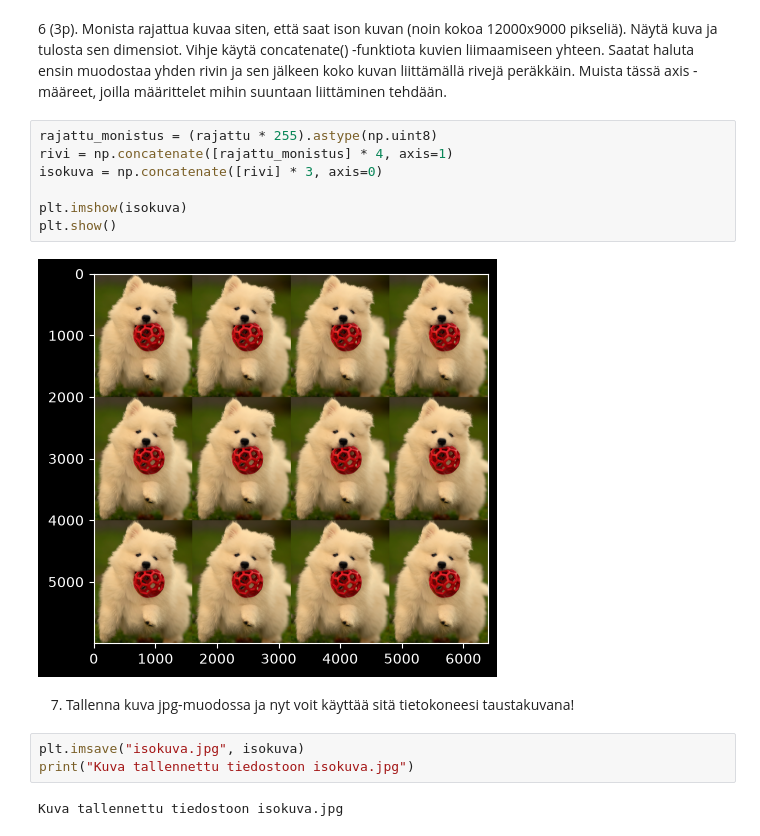
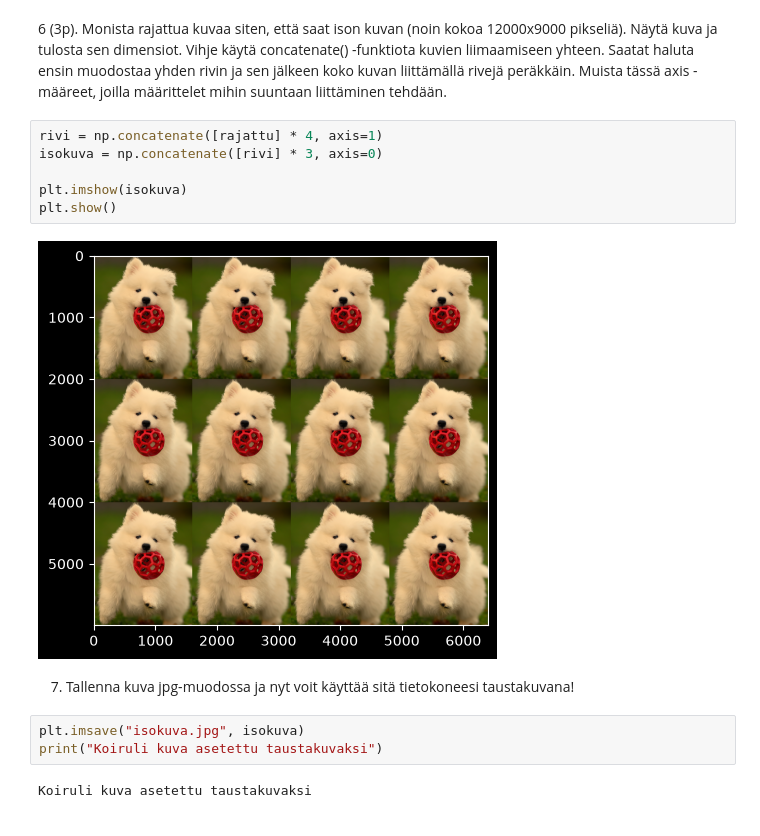
Before and after one commit to jallu123/Python_ohjelmoinnin_jatkokurssi, a Jupyter notebook: Tehtävät/tehtävä07.ipynb, the cells around one changed output. Drawn from its saved outputs; the diff is of its cells as text.

```diff
--- a/Tehtävät/tehtävä07.ipynb
+++ b/Tehtävät/tehtävä07.ipynb
@@ -83,19 +83,18 @@ plt.show()
 [figure]
 # %% [markdown]
 6 (3p). Monista rajattua kuvaa siten, että saat ison kuvan (noin kokoa 12000x9000 pikseliä). Näytä kuva ja tulosta sen dimensiot. Vihje käytä concatenate() -funktiota kuvien liimaamiseen yhteen. Saatat haluta ensin muodostaa yhden rivin ja sen jälkeen koko kuvan liittämällä rivejä peräkkäin. Muista tässä axis -määreet, joilla määrittelet mihin suuntaan liittäminen tehdään.
-# %%
-rajattu_monistus = (rajattu * 255).astype(np.uint8)
-rivi = np.concatenate([rajattu_monistus] * 4, axis=1)
-isokuva = np.concatenate([rivi] * 3, axis=0)
-
-plt.imshow(isokuva)
-plt.show()
-# %% [output]
-[figure, removed]
+# %%
+rivi = np.concatenate([rajattu] * 4, axis=1)
+isokuva = np.concatenate([rivi] * 3, axis=0)
+
+plt.imshow(isokuva)
+plt.show()
+# %% [output]
+[figure, added]
 # %% [markdown]
 7. Tallenna kuva jpg-muodossa ja nyt voit käyttää sitä tietokoneesi taustakuvana!
 # %%
 plt.imsave("isokuva.jpg", isokuva)
-print("Kuva tallennettu tiedostoon isokuva.jpg")
+print("Koiruli kuva asetettu taustakuvaksi")
 # %% [output]
-Kuva tallennettu tiedostoon isokuva.jpg
+Koiruli kuva asetettu taustakuvaksi
```
